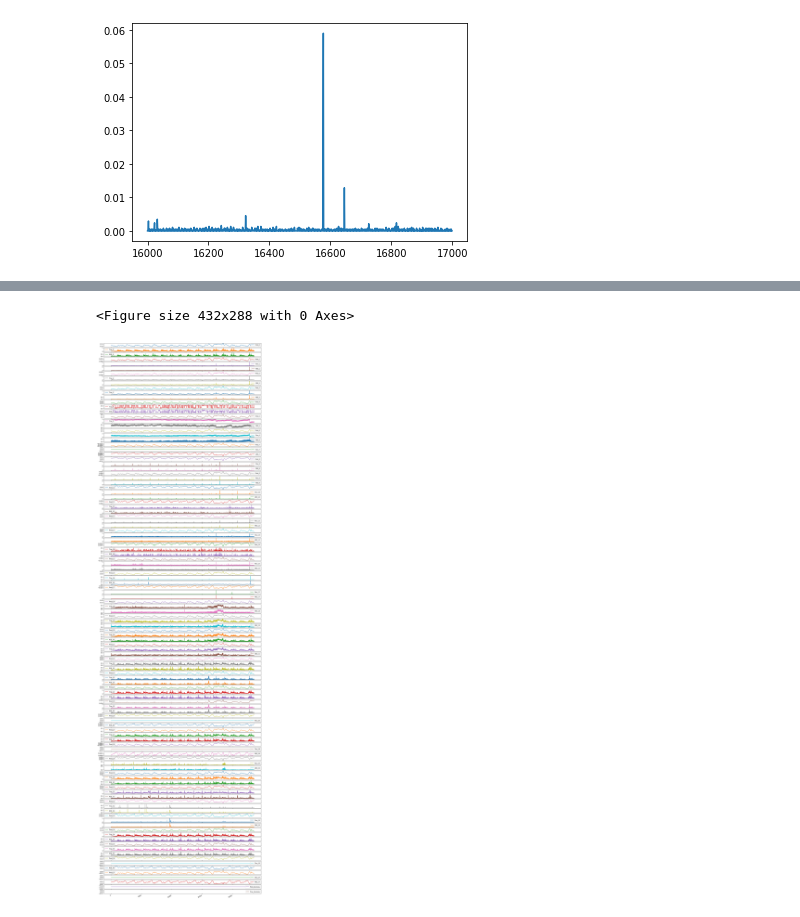
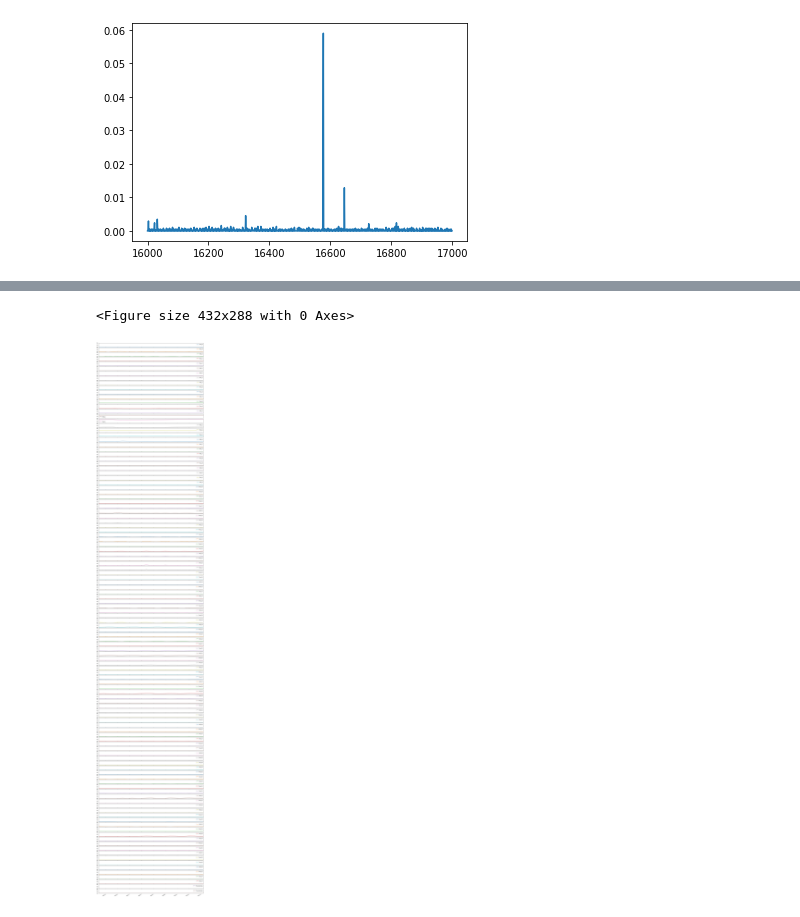
Before and after one commit to ML4ITS/mtad-gat-pytorch, a Jupyter notebook: eda/smd_eda.ipynb, the cells around one changed output, grey strips where cells are left out. Drawn from its saved outputs; the diff is of its cells as text; code cells hidden in the pictures.

```diff
--- a/eda/smd_eda.ipynb
+++ b/eda/smd_eda.ipynb
@@ -167,5 +152,5 @@ np.sqrt(d).shape
 # %%
-output = pd.read_csv('../plots/smd/output.csv')
+output = pd.read_csv('../output/smd/machine-2-1.csv')
 # %%
 output.head()
 # %% [output]
@@ -179,7 +164,7 @@ output.head()
 # %%
 plt.tight_layout()
-output.iloc[:, 1:].plot(subplots=True, figsize=(20,80))
+output.plot(subplots=True, figsize=(20,120), ylim=(0,1.1))
 plt.show();
 # %% [output]
 <Figure size 432x288 with 0 Axes>
-[figure, old version]
+[figure, new version]
```
Also changed, not shown: parts of 4 cells of this notebook, 1 other file.
